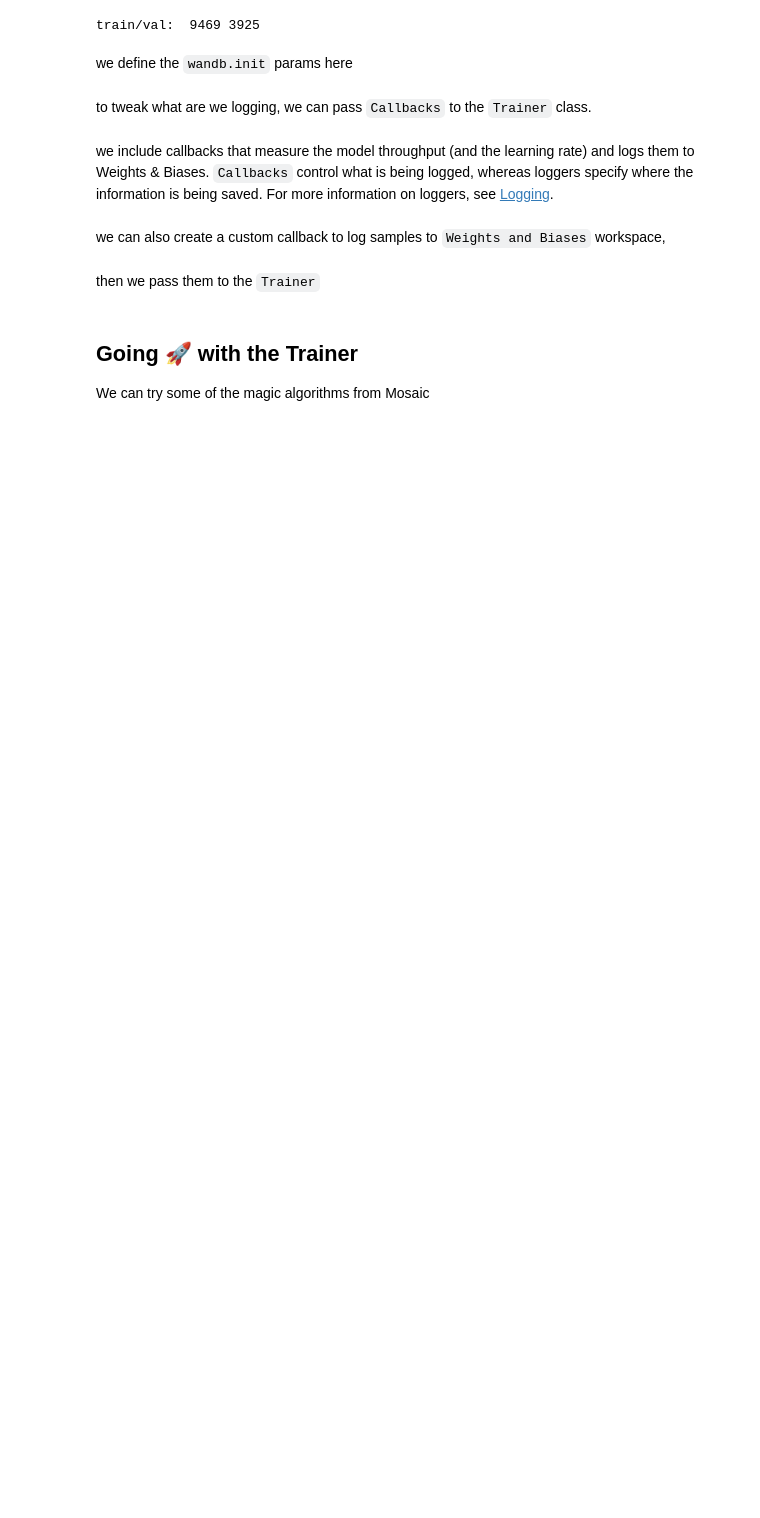
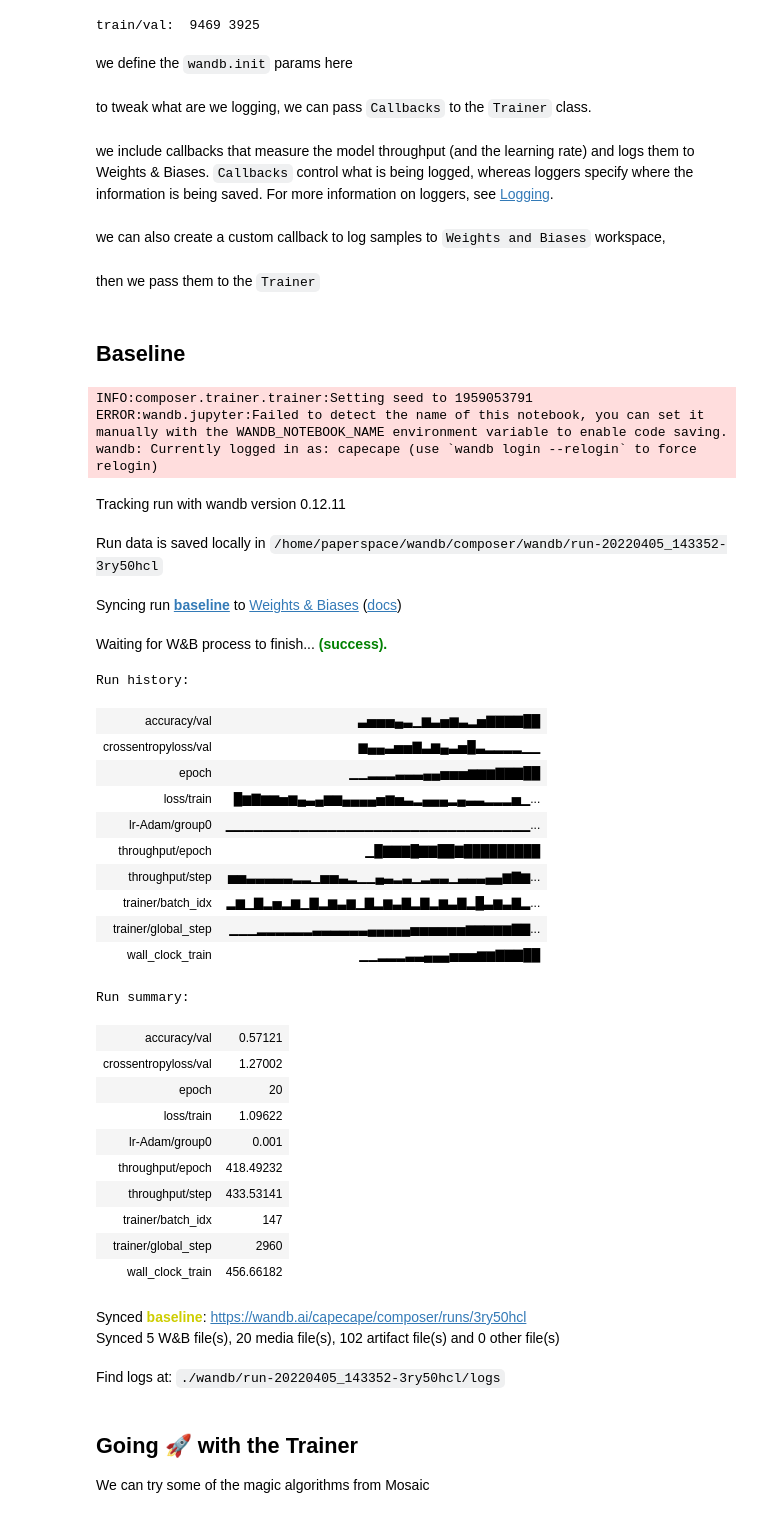
Before and after one commit to tcapelle/mosaic, a Jupyter notebook: Benchmark_composer.ipynb, the cells around one changed output. Drawn from its saved outputs; the diff is of its cells as text; code cells hidden in the pictures; blank space fills up the shorter version.

Commit message:
baseline + perf

```diff
--- a/Benchmark_composer.ipynb
+++ b/Benchmark_composer.ipynb
@@ -174,6 +179,73 @@ class LogPredictions(Callback):
 callbacks.append(LogPredictions())
 # %% [markdown]
 then we pass them to the `Trainer`
+# %% [markdown]
+## Baseline
+# %%
+from composer.models import ComposerResNet
+model = ComposerResNet(ARCH, num_classes=10)
+# %%
+# config params to log
+config = {"epochs":EPOCHS,
+          "batch_size":BS,
+          "arch":ARCH}
+
+init_params = {"project":"composer",
+               "name":"baseline",
+               "config":config}
+
+# we pass the to the logger
+wandb_logger = WandBLogger(init_params=init_params)
+
+loggers = [progress_logger, wandb_logger]
+# %%
+optim = torch.optim.Adam(model.parameters(), lr=1e-3, weight_decay=1e-2)
+# %%
+trainer = Trainer(
+    model=model,
+    train_dataloader=train_dataloader,
+    eval_dataloader=eval_dataloader,
+    max_duration=f"{EPOCHS}ep",
+    loggers=loggers,
+    callbacks=callbacks,
+    optimizers=optim,
+    precision="amp",
+    device="gpu",
+)
+trainer.fit()
+# %% [output]
+INFO:composer.trainer.trainer:Setting seed to 1959053791
+ERROR:wandb.jupyter:Failed to detect the name of this notebook, you can set it manually with the WANDB_NOTEBOOK_NAME environment variable to enable code saving.
+wandb: Currently logged in as: capecape (use `wandb login --relogin` to force relogin)
+Tracking run with wandb version 0.12.11
+Run data is saved locally in /home/paperspace/wandb/composer/wandb/run-20220405_143352-3ry50hcl
+Syncing run baseline to Weights & Biases (docs)
+Waiting for W&B process to finish... (success).
+Run history:
+| accuracy/val | ▃▅▅▅▄▃▁▆▃▅▆▃▂▅▇▇▇▇██ |
+| crossentropyloss/val | ▆▄▄▃▅▅▇▃▆▄▃▅█▃▂▂▂▂▁▁ |
+| epoch | ▁▁▂▂▂▃▃▃▄▄▅▅▅▆▆▆▇▇▇██ |
+| loss/train | █▆▇▆▆▅▆▄▃▄▆▆▄▄▄▄▅▆▅▃▂▄▄▄▂▄▃▃▂▂▂▅▁... |
+| lr-Adam/group0 | ▁▁▁▁▁▁▁▁▁▁▁▁▁▁▁▁▁▁▁▁▁▁▁▁▁▁▁▁▁▁▁▁▁... |
+| throughput/epoch | ▁█▇▇▇█▇▇██▇█████████ |
+| throughput/step | ▅▅▃▃▃▃▃▂▂▁▅▅▃▂▁▁▄▃▂▃▁▂▃▃▁▃▃▃▄▄▆▇▆... |
+| trainer/batch_idx | ▂▆▁▇▂▅▂▆▁▇▂▆▃▆▁▇▂▆▃▇▂▇▂▆▃▇▂█▃▆▃▇▂... |
+| trainer/global_step | ▁▁▁▂▂▂▂▂▂▃▃▃▃▃▃▄▄▄▄▄▅▅▅▅▅▅▆▆▆▆▆▇▇... |
+| wall_clock_train | ▁▁▂▂▂▃▃▄▄▄▅▅▅▆▆▇▇▇██ |
+Run summary:
+| accuracy/val | 0.57121 |
+| crossentropyloss/val | 1.27002 |
+| epoch | 20 |
+| loss/train | 1.09622 |
+| lr-Adam/group0 | 0.001 |
+| throughput/epoch | 418.49232 |
+| throughput/step | 433.53141 |
+| trainer/batch_idx | 147 |
+| trainer/global_step | 2960 |
+| wall_clock_train | 456.66182 |
+Synced baseline: https://wandb.ai/capecape/composer/runs/3ry50hcl
+Synced 5 W&B file(s), 20 media file(s), 102 artifact file(s) and 0 other file(s)
+Find logs at: ./wandb/run-20220405_143352-3ry50hcl/logs
 # %% [markdown]
 ## Going 🚀 with the Trainer
 We can try some of the magic algorithms from Mosaic
```
Also changed, not shown: parts of 12 cells of this notebook.
